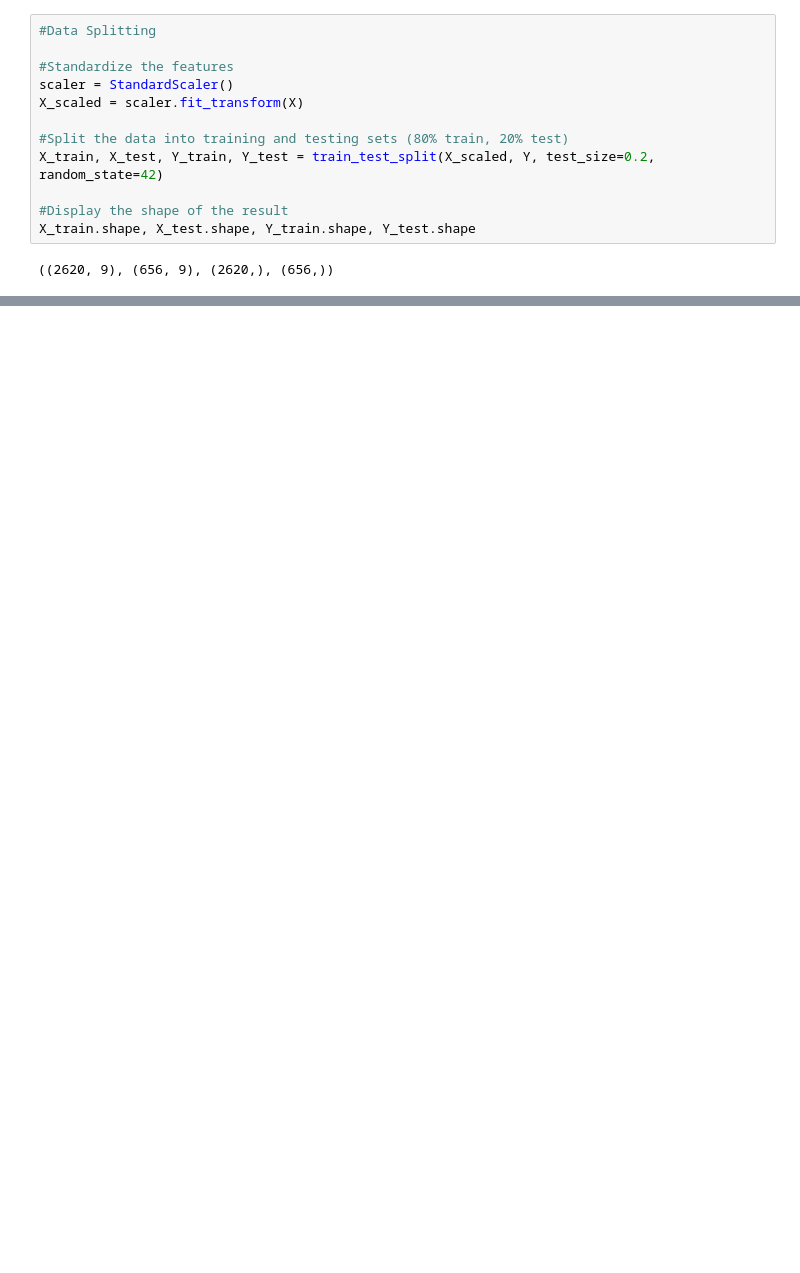
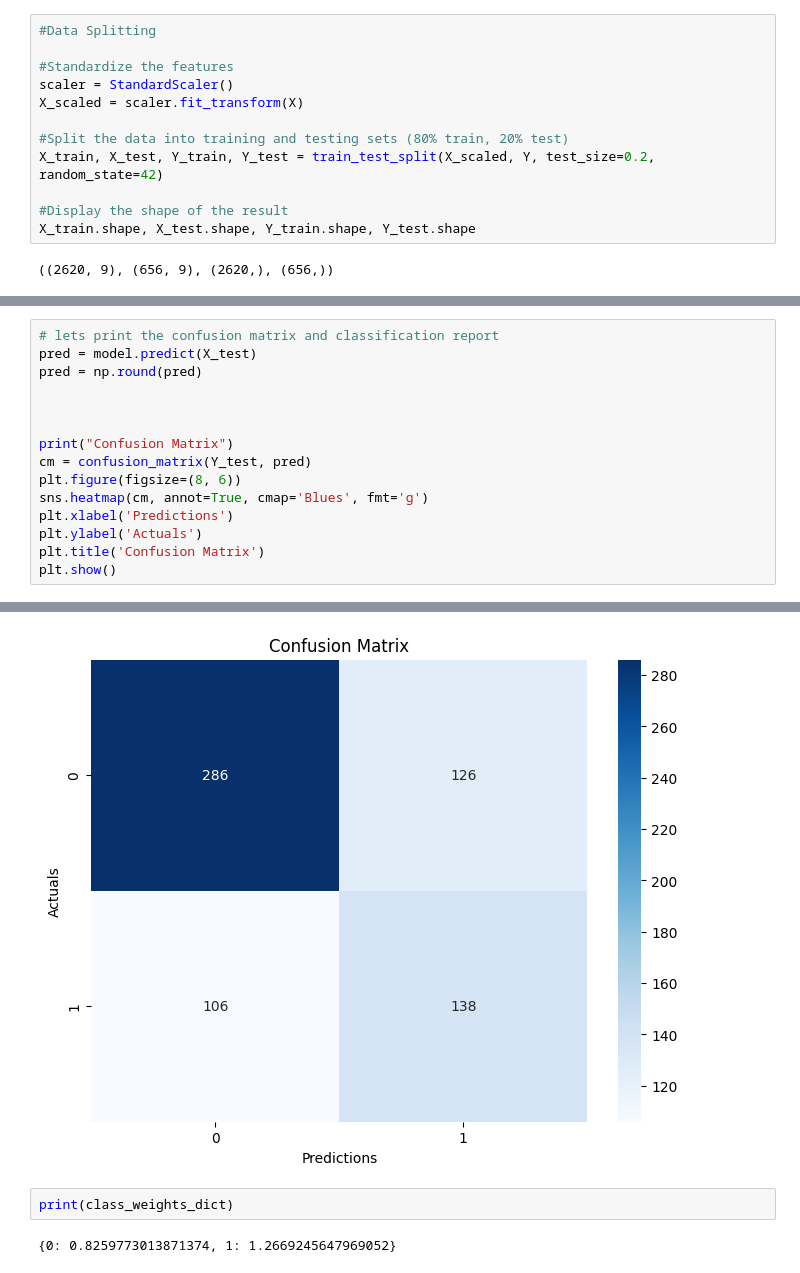
Before and after one commit to Azeezmariam/Group1_Water-Quality-Model, a Jupyter notebook: Group1_Water_Quality_Model.ipynb, the cells around one changed output, grey strips where cells are left out. Cells and saved outputs as stored; diff of their text form; blank space fills up the shorter version.

```diff
--- a/Group1_Water_Quality_Model.ipynb
+++ b/Group1_Water_Quality_Model.ipynb
@@ -63,0 +208,16 @@ X_train.shape, X_test.shape, Y_train.shape, Y_test.shape
+# %%
+# lets print the confusion matrix and classification report
+pred = model.predict(X_test)
+pred = np.round(pred)
+
+
+
+print("Confusion Matrix")
+cm = confusion_matrix(Y_test, pred)
+plt.figure(figsize=(8, 6))
+sns.heatmap(cm, annot=True, cmap='Blues', fmt='g')
+plt.xlabel('Predictions')
+plt.ylabel('Actuals')
+plt.title('Confusion Matrix')
+plt.show()
+# %% [output]
@@ -63,0 +226,5 @@ X_train.shape, X_test.shape, Y_train.shape, Y_test.shape
+[figure, added]
+# %%
+print(class_weights_dict)
+# %% [output]
+{0: 0.8259773013871374, 1: 1.2669245647969052}
```
Also changed, not shown: parts of 35 cells of this notebook.
